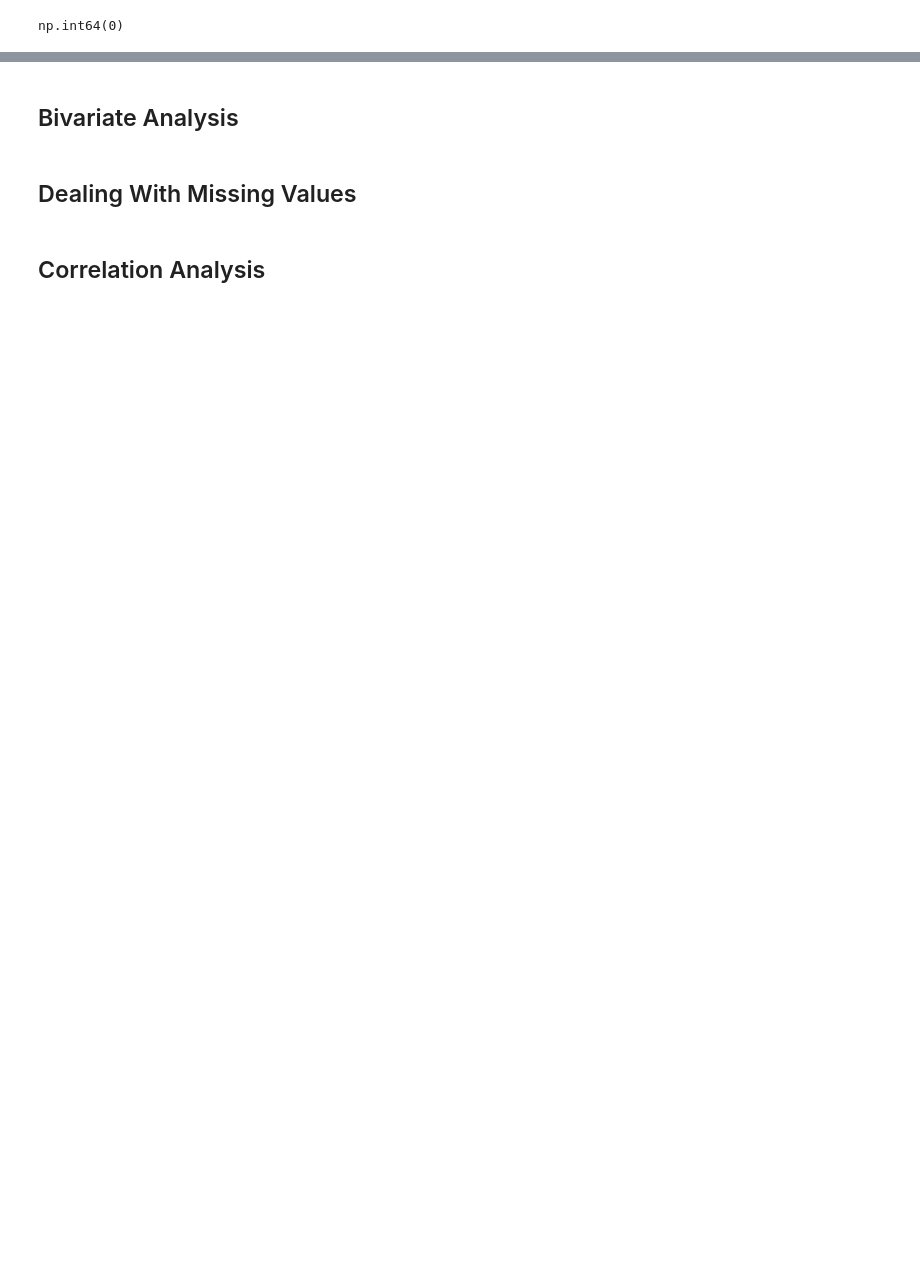
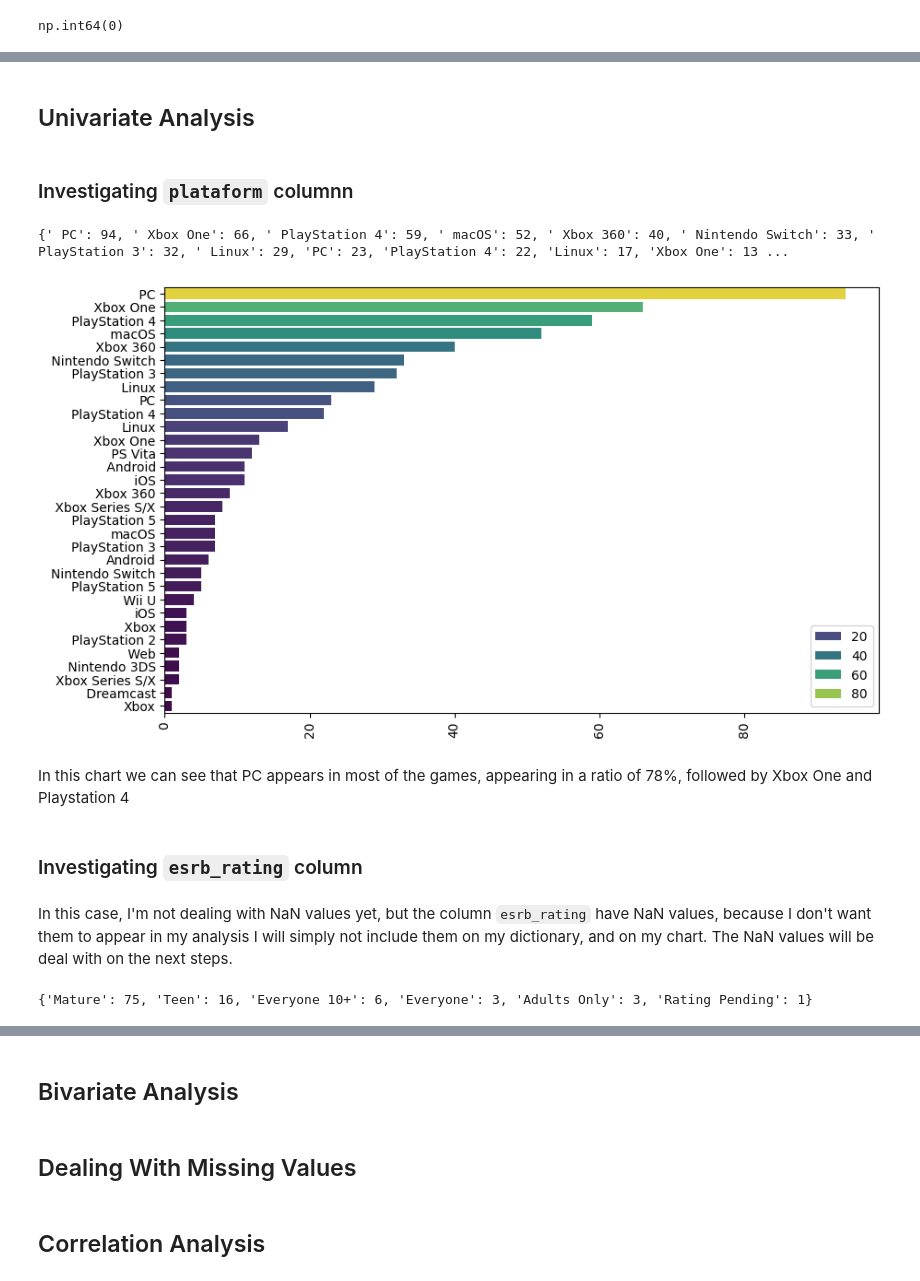
Before and after one commit to pedro-cella/Codebasics_Data_Science, a Jupyter notebook: Projects/game_data_observatory/eda/Games EDA.ipynb, the cells around one changed output, grey strips where cells are left out. Drawn from its saved outputs; the diff is of its cells as text; code cells hidden in the pictures; blank space fills up the shorter version.

Commit message:
eda: adding initial analysis of univariate values

```diff
--- a/Projects/game_data_observatory/eda/Games EDA.ipynb
+++ b/Projects/game_data_observatory/eda/Games EDA.ipynb
@@ -142,0 +150,43 @@ np.int64(0)
+# %% [markdown]
+## Univariate Analysis
+# %% [markdown]
+### Investigating `plataform` columnn
+# %%
+all_platforms = {}
+for platform_list in df['platforms']:
+    for platform in platform_list.split(','):
+        if platform not in all_platforms:
+            all_platforms[platform] = 1
+        else:
+            all_platforms[platform] += 1
+
+all_platforms = dict(sorted(all_platforms.items(), key=lambda item: item[1], reverse=True))
+
+print(all_platforms)
+# %% [output]
+{' PC': 94, ' Xbox One': 66, ' PlayStation 4': 59, ' macOS': 52, ' Xbox 360': 40, ' Nintendo Switch': 33, ' PlayStation 3': 32, ' Linux': 29, 'PC': 23, 'PlayStation 4': 22, 'Linux': 17, 'Xbox One': 13 ...
+# %%
+# Bar chart to sort which platform appears in more games
+plt.figure(figsize=(10, 6))
+sns.barplot(x=all_platforms.values(), y=all_platforms.keys(), hue=all_platforms.values(), palette="viridis")
+plt.xticks(rotation=90)
+plt.show()
+# %% [output]
+[figure, added]
+# %% [markdown]
+In this chart we can see that PC appears in most of the games, appearing in a ratio of 78%, followed by Xbox One and Playstation 4
+# %% [markdown]
+### Investigating `esrb_rating` column
+# %% [markdown]
+In this case, I'm not dealing with NaN values yet, but the column `esrb_rating` have NaN values, because I don't want them to appear in my analysis I will simply not include them on my dictionary, and on my chart. The NaN values will be deal with on the next steps.
+# %%
+esrb_rating = {}
+for rate in df_copy['esrb_rating']:
+    if pd.notna(rate):
+        if rate not in esrb_rating:
+            esrb_rating[rate] = 1
+        else:
+            esrb_rating[rate] += 1
+print(esrb_rating)
+# %% [output]
+{'Mature': 75, 'Teen': 16, 'Everyone 10+': 6, 'Everyone': 3, 'Adults Only': 3, 'Rating Pending': 1}
```
Also changed, not shown: parts of 16 cells of this notebook.
